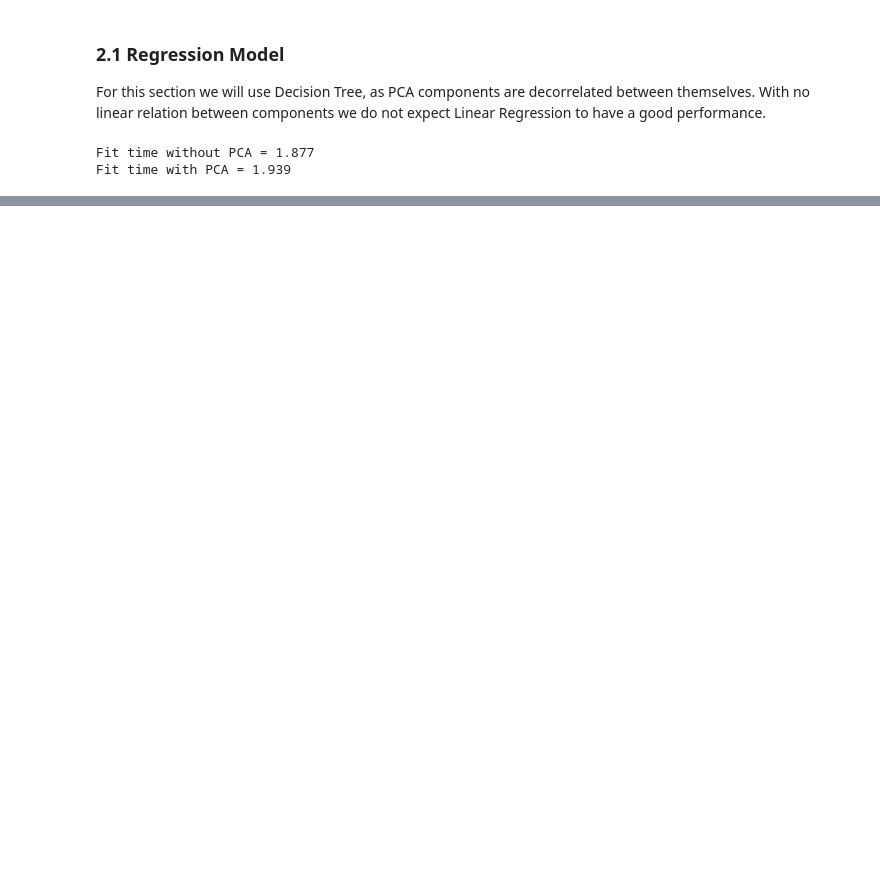
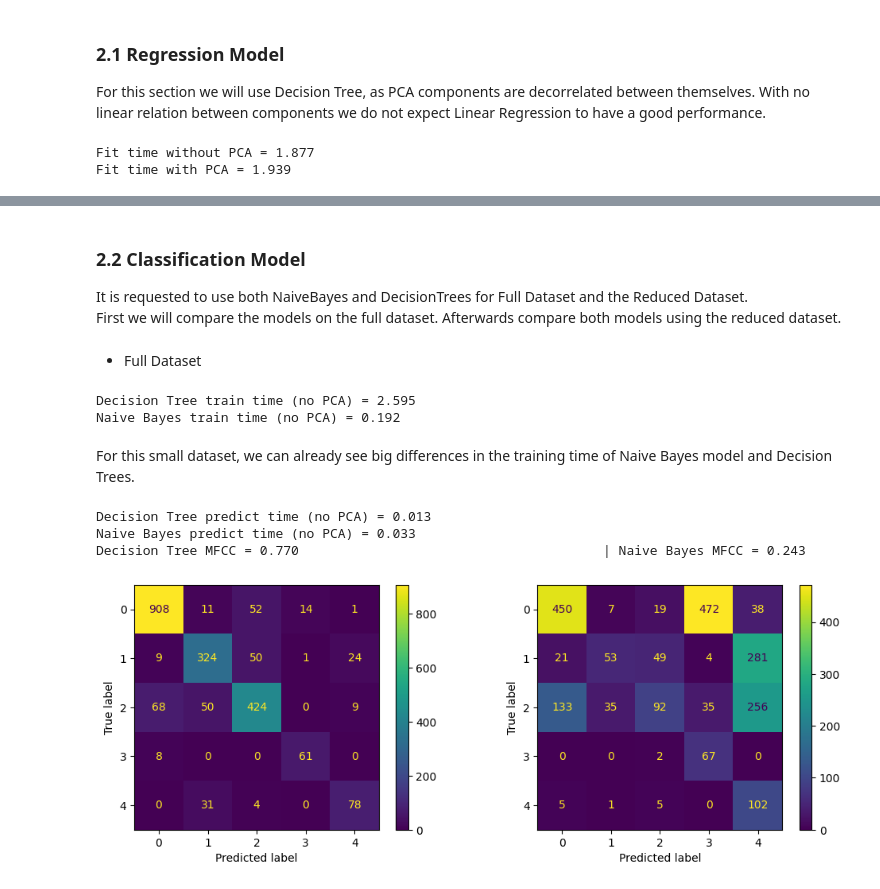
Before and after one commit to joelpoliveira/DataMiningCourse, a Jupyter notebook: Projeto/HA_1/main_.ipynb, the cells around one changed output, grey strips where cells are left out. Saved outputs shown, nothing was run; the diff lists cells and outputs as text; code cells hidden in the pictures; blank space fills up the shorter version.

```diff
--- a/Projeto/HA_1/main_.ipynb
+++ b/Projeto/HA_1/main_.ipynb
@@ -130,0 +216,5 @@ Fit time with PCA = 1.939
+# %% [markdown]
+### 2.2 Classification Model
+
+It is requested to use both NaiveBayes and DecisionTrees for Full Dataset and the Reduced Dataset. <br>
+First we will compare the models on the full dataset. Afterwards compare both models using the reduced dataset.
@@ -130,0 +238,48 @@ Fit time with PCA = 1.939
+# %% [markdown]
+- Full Dataset
+# %%
+t = time()
+dtc = Pipeline([
+    ("scaler", StandardScaler()),
+    ("classifier", DecisionTreeClassifier())
+]).fit(X_train, y_train_class)
+print(f"Decision Tree train time (no PCA) = {time() - t:.3f}")
+
+t = time()
+nb = Pipeline([
+    ("scaler", StandardScaler()),
+    ("classifier", GaussianNB())
+]).fit(X_train, y_train_class)
+print(f"Naive Bayes train time (no PCA) = {time() - t:.3f}")
+# %% [output]
+Decision Tree train time (no PCA) = 2.595
+Naive Bayes train time (no PCA) = 0.192
+# %% [markdown]
+For this small dataset, we can already see big differences in the training time of Naive Bayes model and Decision Trees.
+# %%
+t = time()
+dtc_preds = dtc.predict(X_test)
+print(f"Decision Tree predict time (no PCA) = {time() - t:.3f}")
+t=time()
+nb_preds = nb.predict(X_test)
+print(f"Naive Bayes predict time (no PCA) = {time() - t:.3f}")
+
+#Compute MFCC
+dtc_mfcc = matthews_corrcoef(y_test_class,dtc_preds)
+nb_mfcc= matthews_corrcoef(y_test_class, nb_preds)
+
+print(f"Decision Tree MFCC = {dtc_mfcc:.3f}", "\t"*5,  f"| Naive Bayes MFCC = {nb_mfcc:.3f}")
+
+f, ax = plt.subplots(1,2, figsize=(12,4))
+ConfusionMatrixDisplay(
+    confusion_matrix(y_test_class, dtc_preds)
+).plot(ax=ax[0]);
+
+ConfusionMatrixDisplay(
+    confusion_matrix(y_test_class, nb_preds)
+).plot(ax=ax[1]);
+# %% [output]
+Decision Tree predict time (no PCA) = 0.013
+Naive Bayes predict time (no PCA) = 0.033
+Decision Tree MFCC = 0.770                                       | Naive Bayes MFCC = 0.243
+[figure, added]
```
Also changed, not shown: parts of 19 cells of this notebook.
